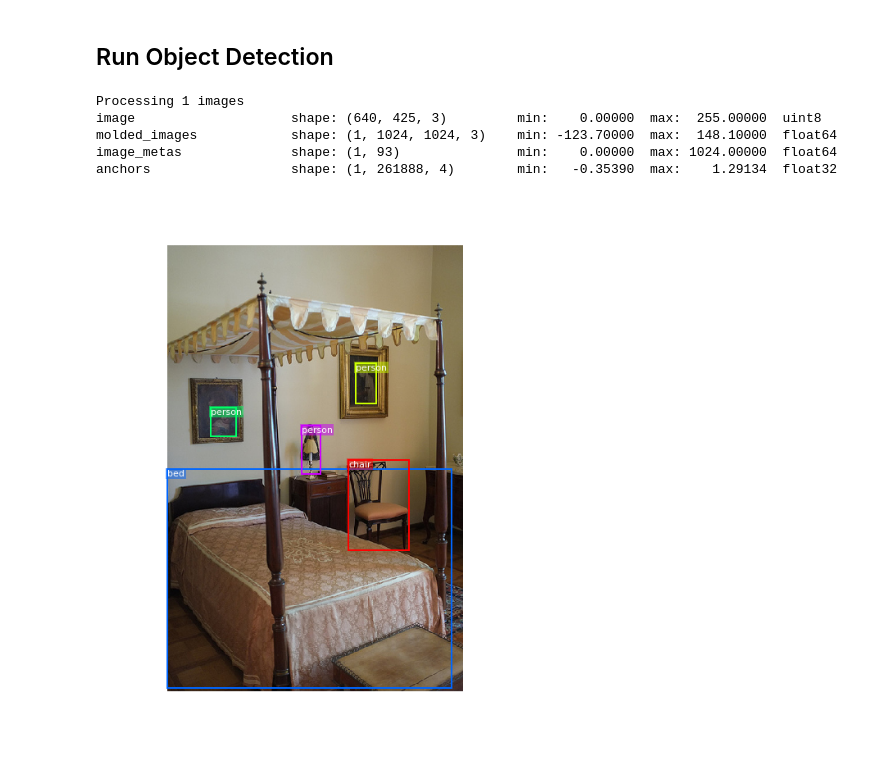
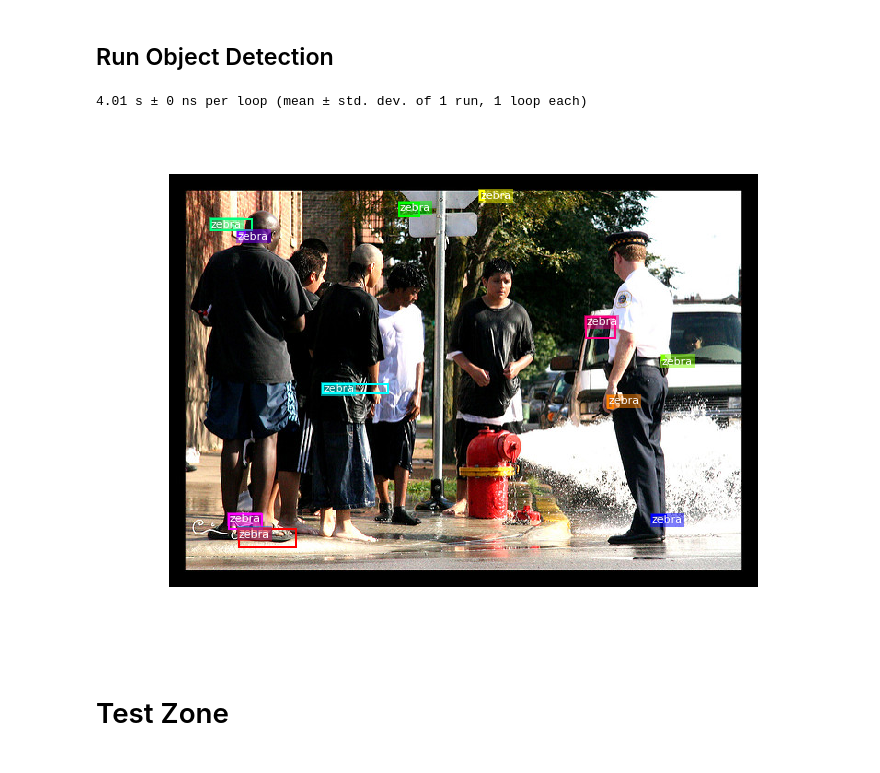
Before and after one commit to tranduytrung/Mask_RCNN, a Jupyter notebook: samples/demo.ipynb, the cells around one changed output. Saved outputs shown, nothing was run; the diff lists cells and outputs as text; code cells hidden in the pictures.

```diff
--- a/samples/demo.ipynb
+++ b/samples/demo.ipynb
@@ -49,6 +51,9 @@ class InferenceConfig(coco.CocoConfig):
     # one image at a time. Batch size = GPU_COUNT * IMAGES_PER_GPU
     GPU_COUNT = 1
     IMAGES_PER_GPU = 1
+    RPN_ANCHOR_STRIDE = 2
+    BACKBONE = 'mobilenetv2'
+#     BACKBONE = 'resnet50'
 
 config = InferenceConfig()
 config.display()
@@ -77,4 +82,5 @@ WEIGHT_DECAY                   0.0001
 model = modellib.MaskRCNN(mode="inference", model_dir=MODEL_DIR, config=config)
 
 # Load weights trained on MS-COCO
-model.load_weights(COCO_MODEL_PATH, by_name=True)
+# model.load_weights(COCO_MODEL_PATH, by_name=True)
+model.load_weights('../mobilenetv2_1.0_224_no_top.h5', by_name=True)
@@ -123,23 +125,22 @@ class_names = ['BG', 'person', 'bicycle', 'car', 'motorcycle', 'airplane',
 # %% [markdown]
 ## Run Object Detection
 # %%
+%%timeit -n 1 -r 1
 # Load a random image from the images folder
 file_names = next(os.walk(IMAGE_DIR))[2]
 image = skimage.io.imread(os.path.join(IMAGE_DIR, random.choice(file_names)))
 
 # Run detection
-results = model.detect([image], verbose=1)
+results = model.detect([image], verbose=0)
 
 # Visualize results
 r = results[0]
 visualize.draw_boxes(image, refined_boxes=r['rois'], captions=[class_names[ci] for ci in r['class_ids']])
 # %% [output]
-Processing 1 images
-image                    shape: (640, 425, 3)         min:    0.00000  max:  255.00000  uint8
-molded_images            shape: (1, 1024, 1024, 3)    min: -123.70000  max:  148.10000  float64
-image_metas              shape: (1, 93)               min:    0.00000  max: 1024.00000  float64
-anchors                  shape: (1, 261888, 4)        min:   -0.35390  max:    1.29134  float32
+4.01 s ± 0 ns per loop (mean ± std. dev. of 1 run, 1 loop each)
-[figure, old version]
+[figure, new version]
+# %% [markdown]
+# Test Zone
 # %%
 import tensorflow as tf
 import keras.models as KM
```
Also changed, not shown: parts of 17 cells of this notebook.
